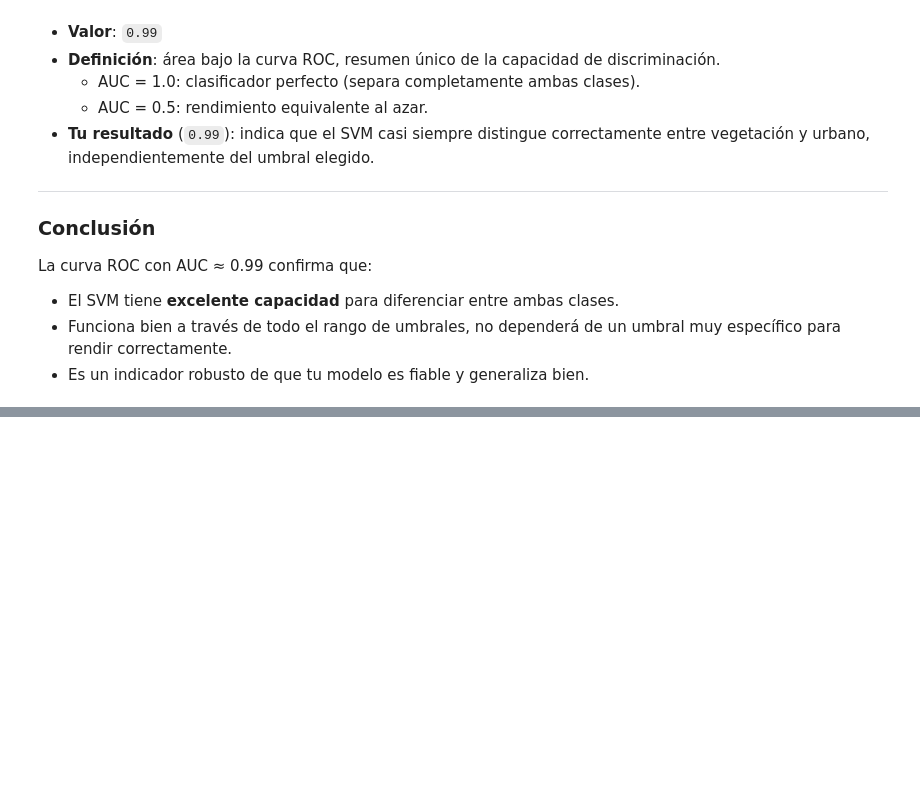
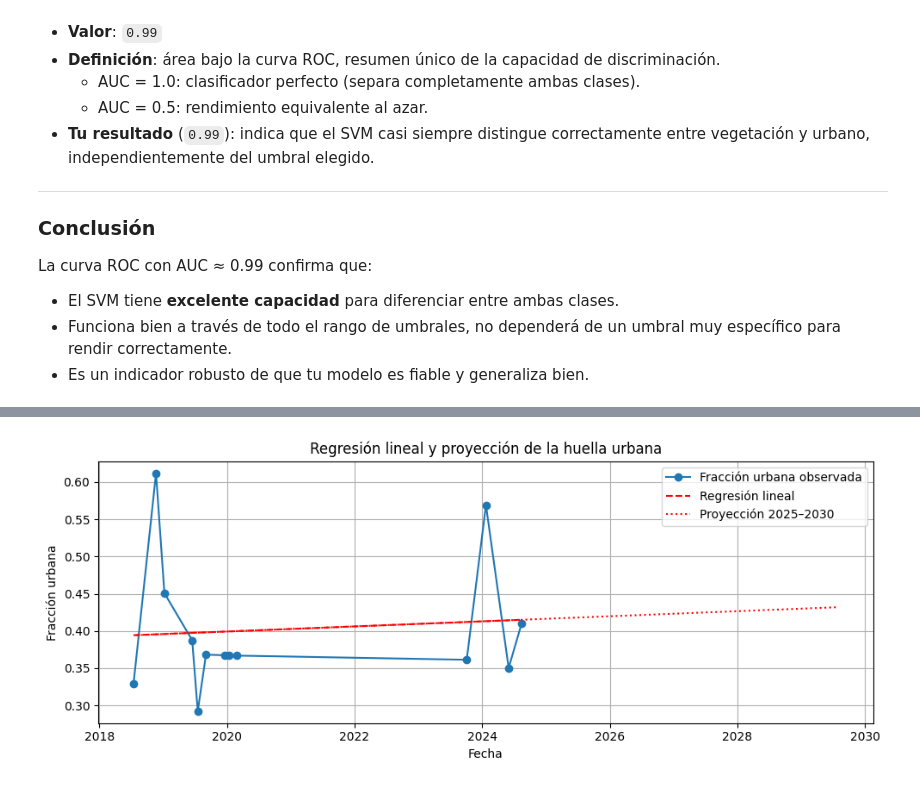
Before and after one commit to prm2419/Evaluacion_de_la_expansion_de_la_huella_urbana_en_La_Ceja_utilizando_aprendizaje_supervisado_y_teled, a Jupyter notebook: Code.ipynb, the cells around one changed output, grey strips where cells are left out. Saved outputs shown, nothing was run; the diff lists cells and outputs as text; code cells hidden in the pictures; blank space fills up the shorter version.

```diff
--- a/Code.ipynb
+++ b/Code.ipynb
@@ -1027,0 +1173,49 @@ plt.show()
+# %%
+# Análisis temporal de la huella urbana en La Ceja
+
+# Importar LinearRegression para regresión lineal
+from sklearn.linear_model import LinearRegression
+
+# Datos del usuario (del análisis anterior)
+df_time = pd.DataFrame({
+    'date': [
+        '2018-07-15', '2018-11-21', '2019-01-08', '2019-06-16',
+        '2019-07-18', '2019-09-03', '2019-12-21', '2020-01-11',
+        '2020-02-25', '2023-10-05', '2024-01-23', '2024-06-01', '2024-08-15'
+    ],
+    'urban_frac': [
+        0.3287, 0.6118, 0.4507, 0.3875,
+        0.2922, 0.3681, 0.3674, 0.3669,
+        0.3669, 0.3613, 0.5691, 0.3503, 0.4106
+    ]
+})
+df_time['date'] = pd.to_datetime(df_time['date'])
+
+# Convertir fechas a valores numéricos para regresión (días desde primera fecha)
+X = (df_time['date'] - df_time['date'].min()).dt.days.values.reshape(-1, 1)
+y = df_time['urban_frac'].values
+
+# Ajustar modelo de regresión lineal
+model = LinearRegression()
+model.fit(X, y)
+y_pred = model.predict(X)
+
+# Proyección a futuro (hasta 2030)
+future_dates = pd.date_range(start=df_time['date'].min(), end='2030-01-01', freq='6ME')
+X_future = (future_dates - df_time['date'].min()).days.values.reshape(-1, 1)
+y_future_pred = model.predict(X_future)
+
+# Visualización
+plt.figure(figsize=(10, 4))
+plt.plot(df_time['date'], y, 'o-', label='Fracción urbana observada')
+plt.plot(df_time['date'], y_pred, 'r--', label='Regresión lineal')
+plt.plot(future_dates, y_future_pred, 'r:', label='Proyección 2025–2030')
+plt.xlabel('Fecha')
+plt.ylabel('Fracción urbana')
+plt.title('Regresión lineal y proyección de la huella urbana')
+plt.legend()
+plt.grid(True)
+plt.tight_layout()
+plt.show()
+# %% [output]
+[figure, added]
```
Also changed, not shown: parts of 12 cells of this notebook, 1 other file.
